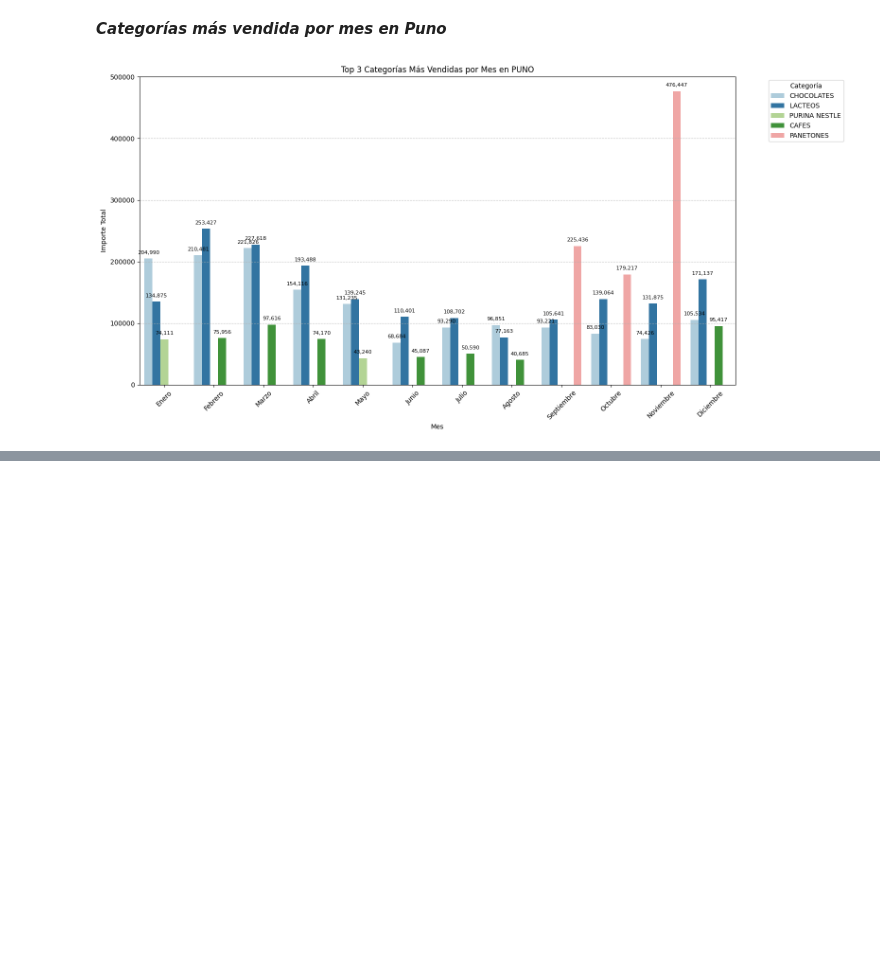
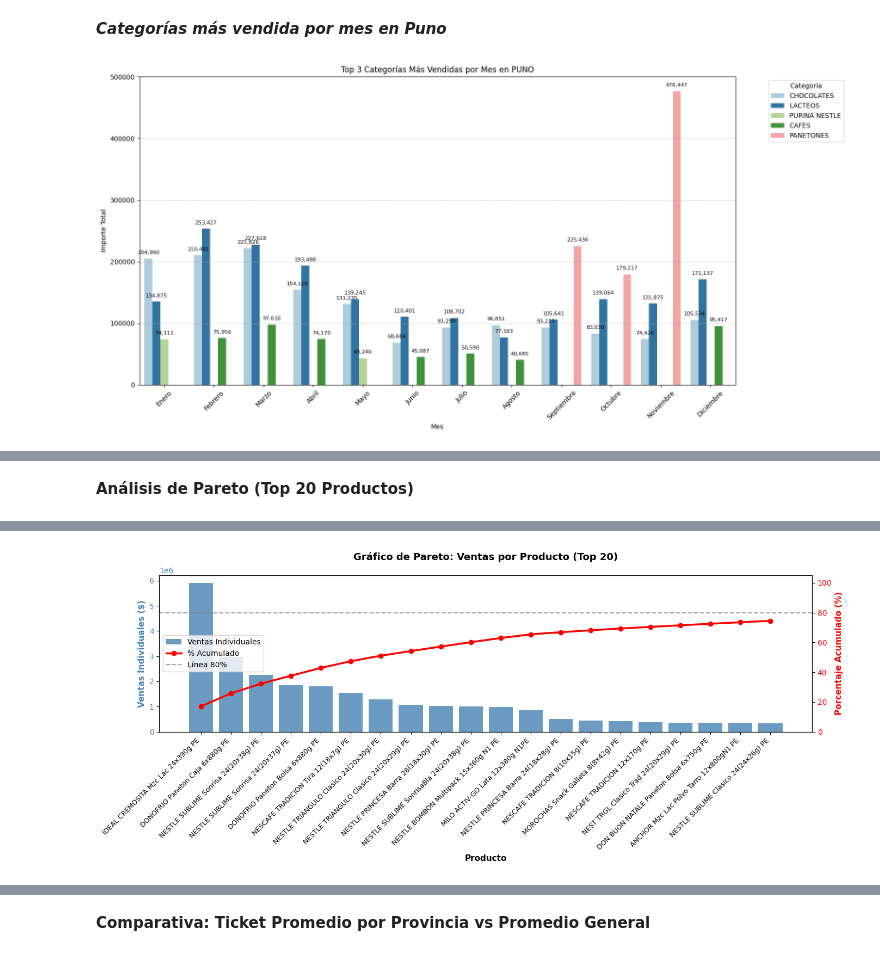
Before and after one commit to OscarEdy/Proyecto-Ciencia-de-Datos, a Jupyter notebook: Proyecto_final_de_CD.ipynb, the cells around one changed output, grey strips where cells are left out. Saved outputs shown, nothing was run; the diff lists cells and outputs as text; code cells hidden in the pictures; blank space fills up the shorter version.

```diff
--- a/Proyecto_final_de_CD.ipynb
+++ b/Proyecto_final_de_CD.ipynb
@@ -480,0 +482,75 @@ df.head()
+# %% [markdown]
+**Análisis de Pareto (Top 20 Productos)**
+# %%
+#SIGUIENTE ANALISIS
+
+# 1. Carga optimizada (Usando solo lo necesario para este nivel)
+cols = ['Periodo_Mes', 'Documento_Estado', 'Documento_Fecha', 'Producto_Detalle',
+        'Producto_Cantidad', 'Importe_Total', 'Categoria_detalle', 'Vendedor_Nombre', 'Cliente_Provincia', 'Cliente_Categoria']
+
+df = pd.read_csv('/content/drive/MyDrive/CD/ventas2025.csv', sep=';', usecols=cols)
+
+# 2. Limpieza básica y corrección de tipos
+df['Documento_Estado'] = df['Documento_Estado'].replace({'ACTIVO': 1, 'ANULADO': 0}).astype(int)
+df_activos = df[df['Documento_Estado'] == 1].copy()
+# %%
+# Calcular ingreso acumulado por Producto_Detalle
+ventas_por_producto = df_activos.groupby('Producto_Detalle')['Importe_Total'].sum().reset_index()
+ventas_por_producto.columns = ['Producto_Detalle', 'Ventas']
+
+# Ordenar descendentemente
+ventas_por_producto = ventas_por_producto.sort_values('Ventas', ascending=False).reset_index(drop=True)
+
+# Calcular ventas acumuladas
+ventas_por_producto['Ventas_Acumuladas'] = ventas_por_producto['Ventas'].cumsum()
+
+# Calcular porcentaje acumulado
+total_ventas = ventas_por_producto['Ventas'].sum()
+ventas_por_producto['Porcentaje_Acumulado'] = (ventas_por_producto['Ventas_Acumuladas'] / total_ventas) * 100
+
+print("Top 10 productos por ventas acumuladas:")
+print(ventas_por_producto.head(10))
+
+# Crear gráfico de Pareto con Matplotlib (dos ejes Y)
+fig, ax1 = plt.subplots(figsize=(14, 6))
+
+# Limitar a los 20 productos principales para mejor visualización
+productos_top = ventas_por_producto.head(20)
+
+# Eje 1 (izquierdo): Barras de ventas individuales
+x = range(len(productos_top))
+bars = ax1.bar(x, productos_top['Ventas'], color='steelblue', alpha=0.8, label='Ventas Individuales')
+ax1.set_xlabel('Producto', fontsize=11, fontweight='bold')
+ax1.set_ylabel('Ventas Individuales ($)', fontsize=11, fontweight='bold', color='steelblue')
+ax1.tick_params(axis='y', labelcolor='steelblue')
+ax1.set_xticks(x)
+ax1.set_xticklabels(productos_top['Producto_Detalle'], rotation=45, ha='right', fontsize=9)
+
+# Eje 2 (derecho): Línea de porcentaje acumulado
+ax2 = ax1.twinx()
+line = ax2.plot(x, productos_top['Porcentaje_Acumulado'], color='red', marker='o',
+                linewidth=2.5, markersize=6, label='% Acumulado')
+ax2.set_ylabel('Porcentaje Acumulado (%)', fontsize=11, fontweight='bold', color='red')
+ax2.tick_params(axis='y', labelcolor='red')
+ax2.set_ylim(0, 105)
+
+# Agregar línea de referencia en 80%
+ax2.axhline(y=80, color='gray', linestyle='--', linewidth=1.5, alpha=0.7, label='Línea 80%')
+
+# Título y leyenda
+plt.title('Gráfico de Pareto: Ventas por Producto (Top 20)', fontsize=13, fontweight='bold', pad=20)
+fig.tight_layout()
+
+# Combinar leyendas de ambos ejes
+lines1, labels1 = ax1.get_legend_handles_labels()
+lines2, labels2 = ax2.get_legend_handles_labels()
+ax1.legend(lines1 + lines2, labels1 + labels2, loc='center left', fontsize=10)
+
+plt.show()
+
+# Estadísticas del Pareto
+print(f"\nTotal de productos: {len(ventas_por_producto)}")
+print(f"Total de ventas: ${total_ventas:,.2f}")
+print(f"\nTop 5 productos con mayor ingreso:")
+print(ventas_por_producto[['Producto_Detalle', 'Ventas', 'Porcentaje_Acumulado']].head(5).to_string(index=False))
+# %% [output]
@@ -480,0 +574 @@ df.head()
+[figure, added]
@@ -480,0 +585,2 @@ df.head()
+# %% [markdown]
+**Comparativa: Ticket Promedio por Provincia vs Promedio General**
```
Also changed, not shown: parts of 16 cells of this notebook.
